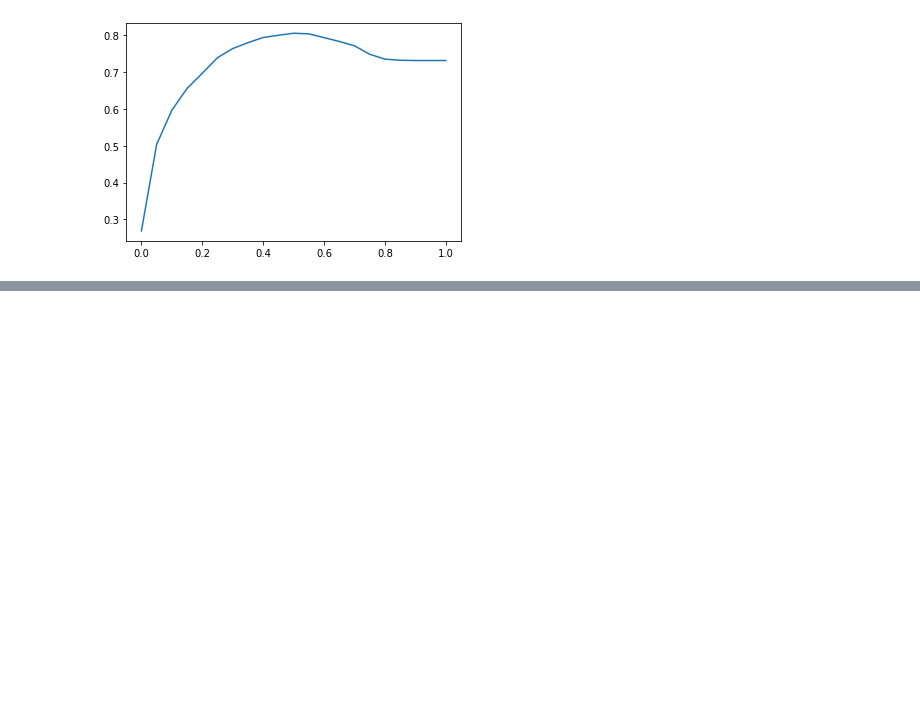
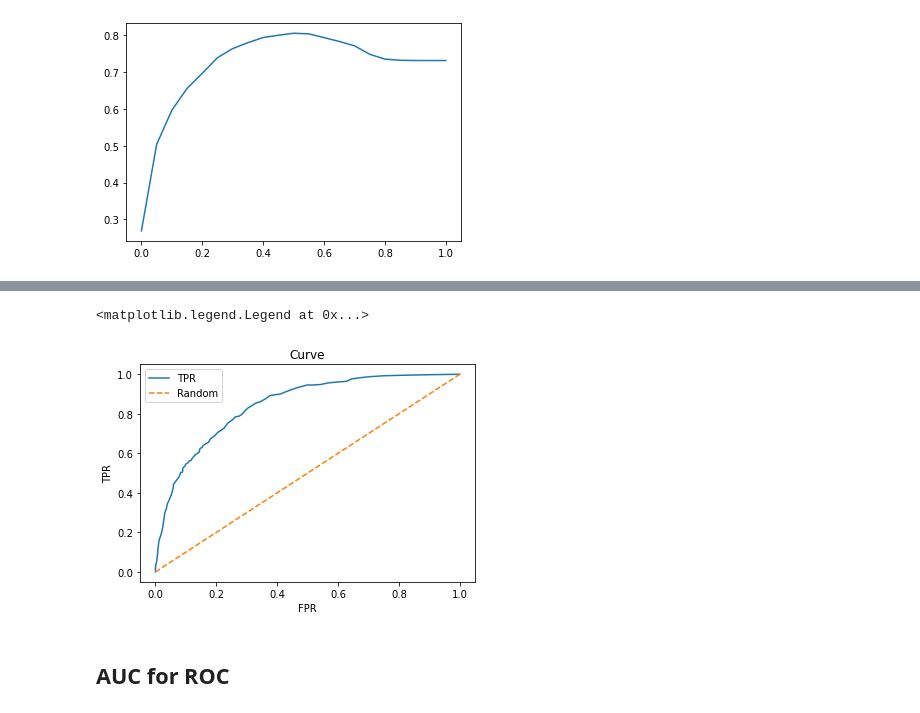
Before and after one commit to thaingoc273/Machine_learning_zoomcamp, a Jupyter notebook: Week_4/my_work_week_4.ipynb, the cells around one changed output, grey strips where cells are left out. Drawn from its saved outputs; the diff is of its cells as text; code cells hidden in the pictures; blank space fills up the shorter version.

```diff
--- a/Week_4/my_work_week_4.ipynb
+++ b/Week_4/my_work_week_4.ipynb
@@ -324,0 +416,15 @@ plt.plot(thresholds, acc)
+# %%
+def confusion_matrix_with_threshold(y_prob_pred, y_actual, threshold):
+    y_pred = (y_prob_pred > threshold)
+    TP = (y_actual & y_pred).sum()
+    TN = (~y_actual & ~y_pred).sum()
+    FP = (~y_actual & y_pred).sum()
+    FN = (y_actual & ~y_pred).sum()
+    return np.array([[TP, FN], [FP, TN]])
+# %%
+accuracy_score_val = []
+thresholds = np.linspace(0, 1, 101)
+for t in thresholds:
+    matrix = confusion_matrix_with_threshold(y_val_prob_pred, y_val, t)
+    accuracy_score_val.append((t, matrix[0, 0], matrix[0, 1], matrix[1, 0], matrix[1, 1]))
+accuracy_score_val
@@ -324,0 +449,5 @@ plt.plot(thresholds, acc)
+# %%
+# Create Dataframe from list of lists
+columns = ["threshold", "TP", "FN", "FP", "TN"]
+df_score_val = pd.DataFrame(accuracy_score_val, columns=columns)
+df_score_val
@@ -324,0 +468,4 @@ plt.plot(thresholds, acc)
+# %%
+df_score_val["TPR"] = df_score_val["TP"]/(df_score_val["TP"] + df_score_val["FN"])
+df_score_val["FPR"] = df_score_val["FP"]/(df_score_val["FP"] + df_score_val["TN"])
+df_score_val
@@ -324,0 +486,12 @@ plt.plot(thresholds, acc)
+# %%
+df_score_val.plot(x= "FPR", y = "TPR", title="Curve")
+plt.plot([0, 1], [0, 1], label='Random', linestyle='--')
+plt.xlabel('FPR')
+plt.ylabel('TPR')
+
+plt.legend()
+# %% [output]
+<matplotlib.legend.Legend at 0x...>
+[figure, added]
+# %% [markdown]
+## AUC for ROC
```
Also changed, not shown: parts of 35 cells of this notebook.
